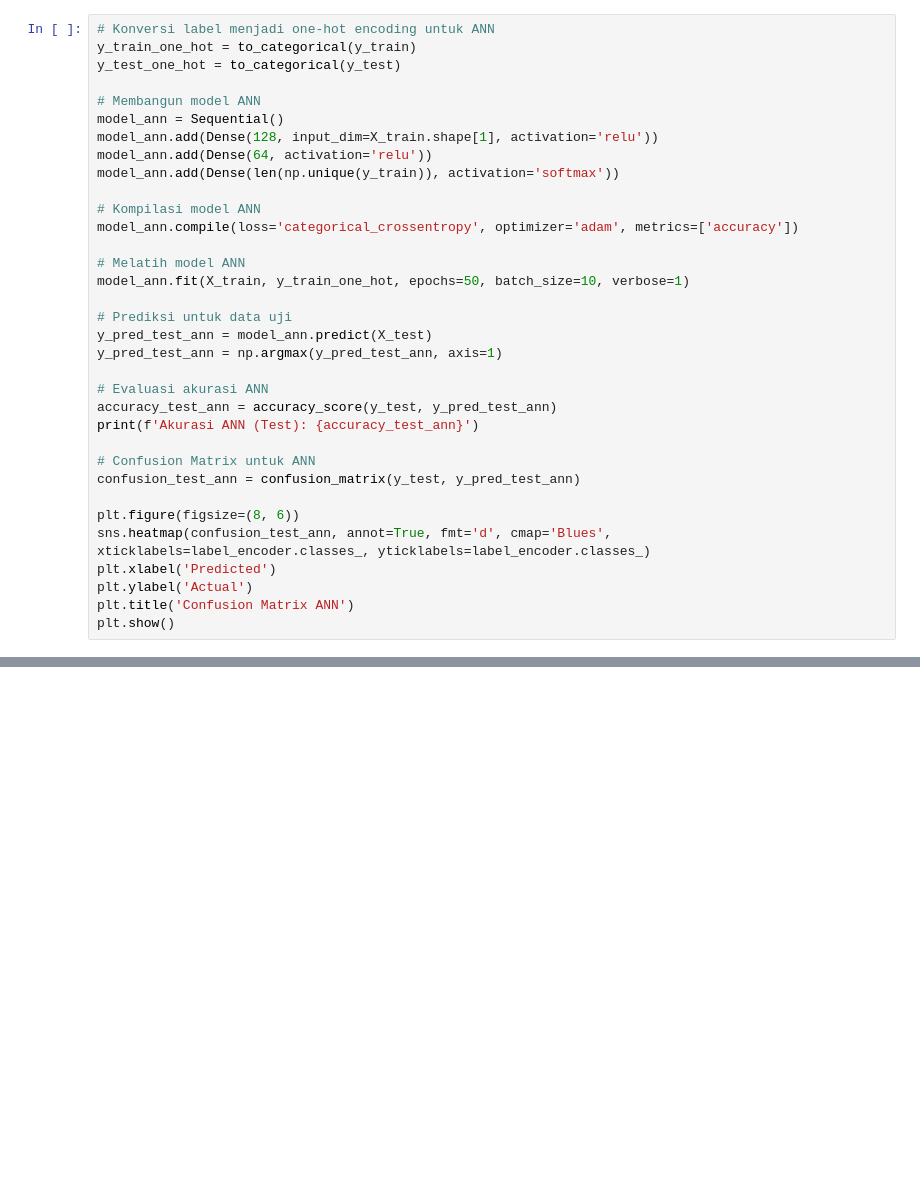
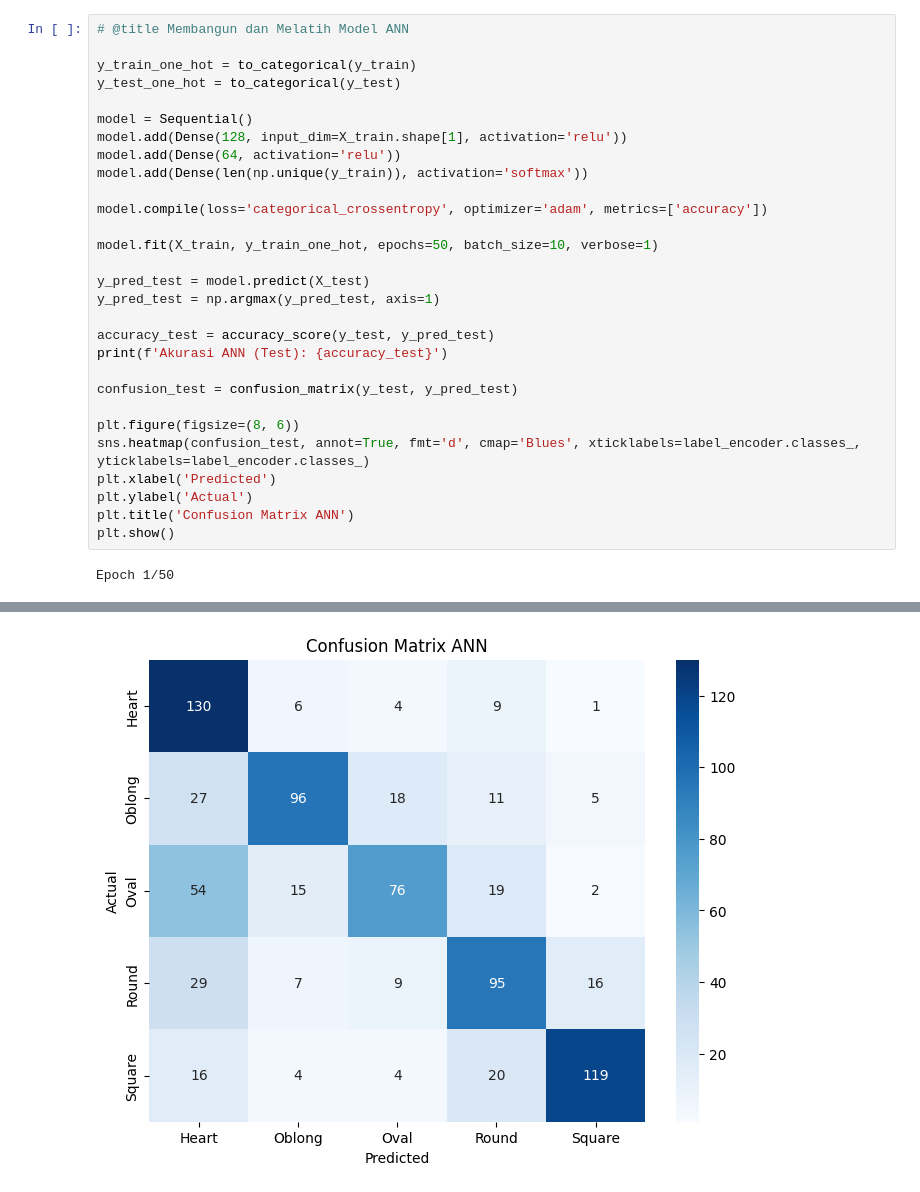
Before and after one commit to akfalah/machine-learning, a Jupyter notebook: 2241720184_AhmadKhoirulFalah.ipynb, the cells around one changed output, grey strips where cells are left out. Saved outputs shown, nothing was run; the diff lists cells and outputs as text; blank space fills up the shorter version.

```diff
--- a/2241720184_AhmadKhoirulFalah.ipynb
+++ b/2241720184_AhmadKhoirulFalah.ipynb
@@ -165,34 +141,31 @@ print(f'Jumlah label pengujian (y_test): {len(y_test)}')
 # %%
-# Konversi label menjadi one-hot encoding untuk ANN
+# @title Membangun dan Melatih Model ANN
+
 y_train_one_hot = to_categorical(y_train)
 y_test_one_hot = to_categorical(y_test)
 
-# Membangun model ANN
-model_ann = Sequential()
-model_ann.add(Dense(128, input_dim=X_train.shape[1], activation='relu'))
-model_ann.add(Dense(64, activation='relu'))
-model_ann.add(Dense(len(np.unique(y_train)), activation='softmax'))
+model = Sequential()
+model.add(Dense(128, input_dim=X_train.shape[1], activation='relu'))
+model.add(Dense(64, activation='relu'))
+model.add(Dense(len(np.unique(y_train)), activation='softmax'))
 
-# Kompilasi model ANN
-model_ann.compile(loss='categorical_crossentropy', optimizer='adam', metrics=['accuracy'])
+model.compile(loss='categorical_crossentropy', optimizer='adam', metrics=['accuracy'])
 
-# Melatih model ANN
-model_ann.fit(X_train, y_train_one_hot, epochs=50, batch_size=10, verbose=1)
+model.fit(X_train, y_train_one_hot, epochs=50, batch_size=10, verbose=1)
 
-# Prediksi untuk data uji
-y_pred_test_ann = model_ann.predict(X_test)
-y_pred_test_ann = np.argmax(y_pred_test_ann, axis=1)
+y_pred_test = model.predict(X_test)
+y_pred_test = np.argmax(y_pred_test, axis=1)
 
-# Evaluasi akurasi ANN
-accuracy_test_ann = accuracy_score(y_test, y_pred_test_ann)
-print(f'Akurasi ANN (Test): {accuracy_test_ann}')
+accuracy_test = accuracy_score(y_test, y_pred_test)
+print(f'Akurasi ANN (Test): {accuracy_test}')
 
-# Confusion Matrix untuk ANN
-confusion_test_ann = confusion_matrix(y_test, y_pred_test_ann)
+confusion_test = confusion_matrix(y_test, y_pred_test)
 
 plt.figure(figsize=(8, 6))
-sns.heatmap(confusion_test_ann, annot=True, fmt='d', cmap='Blues', xticklabels=label_encoder.classes_, yticklabels=label_encoder.classes_)
+sns.heatmap(confusion_test, annot=True, fmt='d', cmap='Blues', xticklabels=label_encoder.classes_, yticklabels=label_encoder.classes_)
 plt.xlabel('Predicted')
 plt.ylabel('Actual')
 plt.title('Confusion Matrix ANN')
 plt.show()
+# %% [output]
+Epoch 1/50
@@ -199 +189,2 @@ plt.show()
+[figure, added]
 # %%
```
Also changed, not shown: parts of 11 cells of this notebook.
